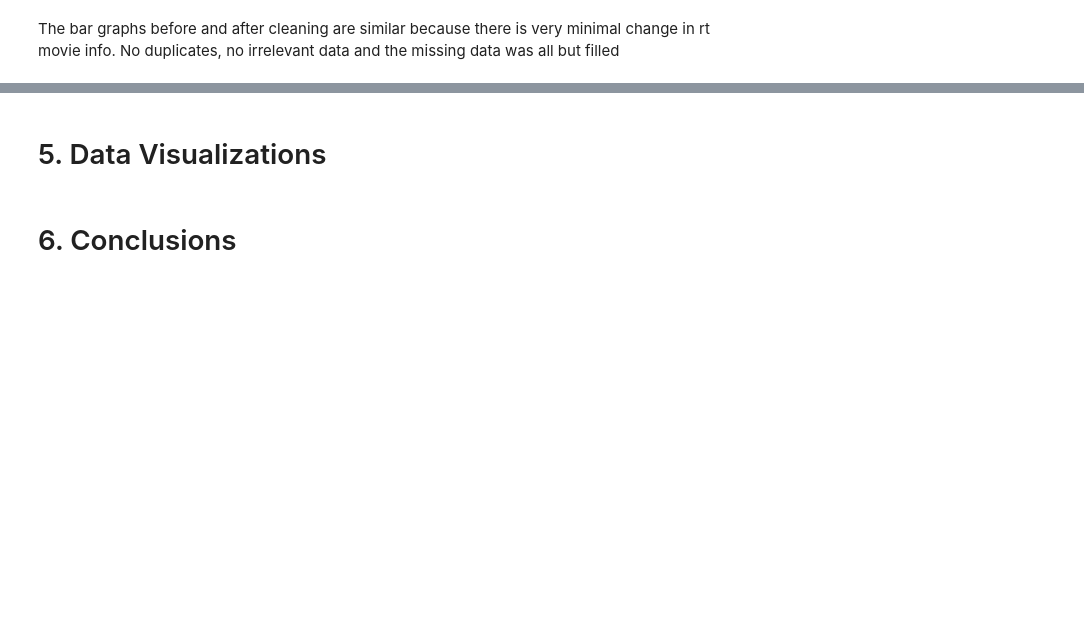
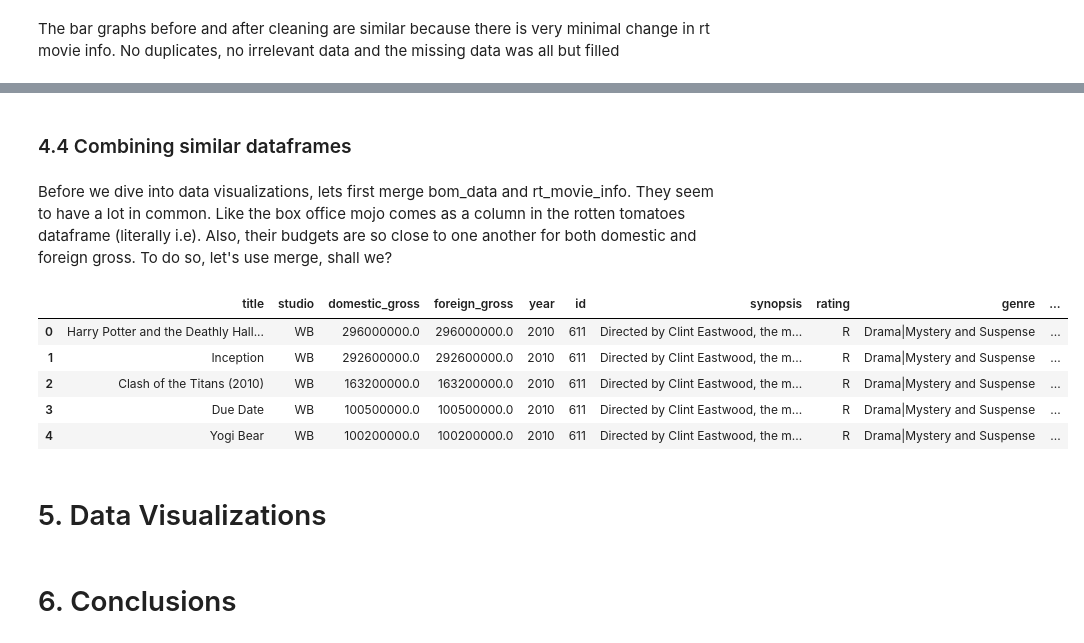
Before and after one commit to MuchiriKinyua/Microsoft-Movie-Project, a Jupyter notebook: Microsoft Movie project.ipynb, the cells around one changed output, grey strips where cells are left out. Saved outputs shown, nothing was run; the diff lists cells and outputs as text; code cells hidden in the pictures; blank space fills up the shorter version.

```diff
--- a/Microsoft Movie project.ipynb
+++ b/Microsoft Movie project.ipynb
@@ -533,19 +581,9 @@ rt_movie_info["director"] = rt_movie_info["director"].fillna(rt_movie_info["writ
 #replacing the missing values in writer column with the data in the director column
 rt_movie_info["writer"] = rt_movie_info["writer"].fillna(rt_movie_info["director"])
 
-#drop the column dvd_date since it's no longer necessary in today's data
-rt_movie_info = rt_movie_info.drop("dvd_date", axis = 1)
-
-#replacing missing values in theater_date with released
-rt_movie_info["theater_date"] = rt_movie_info.theater_date.fillna("released")
-
-# replacing currency($) with 0
-rt_movie_info["currency"] = rt_movie_info.currency.fillna("0")
-
-# replacing box office with the mean
-rt_movie_info["box_office"] = rt_movie_info["box_office"].replace(",", "")
-rt_movie_info["box_office"] = pd.to_numeric(rt_movie_info["box_office"], errors = "coerce")
-rt_movie_info["box_office"] = rt_movie_info.box_office.fillna(0)
+# #replacing missing values in box_office with median
+rt_movie_info["box_office"] = rt_movie_info["box_office"].str.replace(",","")
+rt_movie_info["box_office"] = rt_movie_info["box_office"].fillna(rt_movie_info["box_office"].median())
 
 # replace missing values in runtime with 120 minutes
 rt_movie_info["runtime"] = rt_movie_info.runtime.fillna("120 minutes")
@@ -641,13 +662 @@ The Data has no duplicates
-# %%
-# Exclude rows with "released" in theater_date column
-rt_movie_info = rt_movie_info[rt_movie_info["theater_date"] != "released"]
-
-# Convert the theater_date to pd.datetime
-rt_movie_info["theater_date"] = pd.to_datetime(rt_movie_info["theater_date"])
-
-# Extract the year from the date
-rt_movie_info["theater_year"] = rt_movie_info["theater_date"].dt.year
-
-# Check for any movie produced before 2000
-rt_movie_info = rt_movie_info[rt_movie_info["theater_year"] > 2010]
 # %% [markdown]
@@ -741,0 +682,9 @@ a
+# %%
+# #drop the column dvd_date since it's no longer necessary in today's data
+rt_movie_info = rt_movie_info.drop("dvd_date", axis = 1)
+
+# #drop the column currency since it's only a dollar sign
+rt_movie_info = rt_movie_info.drop("currency", axis = 1)
+
+# #drop the column theater date since it's no longer necessary in today's data
+rt_movie_info = rt_movie_info.drop("theater_date", axis = 1)
@@ -742,3 +745,21 @@ a
+# %% [markdown]
+### 4.4 Combining similar dataframes
+# %% [markdown]
+Before we dive into data visualizations, lets first merge bom_data and rt_movie_info. They seem to have a lot in common. Like the box office mojo comes as a column in the rotten tomatoes dataframe (literally i.e).
+Also, their budgets are so close to one another for both domestic and foreign gross.
+To do so, let's use merge, shall we?
+# %%
+# joining bom_data and rt_movie_info
+bom_and_rt = bom_data.merge(rt_movie_info, how = "inner")
+# %%
+bom_and_rt.head()
+# %% [output]
+|  | title | studio | domestic_gross | foreign_gross | year | id | synopsis | rating | genre | ... |
+| 0 | Harry Potter and the Deathly Hall... | WB | 296000000.0 | 296000000.0 | 2010 | 611 | Directed by Clint Eastwood, the m... | R | Drama|Mystery and Suspense | ... |
+| 1 | Inception | WB | 292600000.0 | 292600000.0 | 2010 | 611 | Directed by Clint Eastwood, the m... | R | Drama|Mystery and Suspense | ... |
+| 2 | Clash of the Titans (2010) | WB | 163200000.0 | 163200000.0 | 2010 | 611 | Directed by Clint Eastwood, the m... | R | Drama|Mystery and Suspense | ... |
+| 3 | Due Date | WB | 100500000.0 | 100500000.0 | 2010 | 611 | Directed by Clint Eastwood, the m... | R | Drama|Mystery and Suspense | ... |
+| 4 | Yogi Bear | WB | 100200000.0 | 100200000.0 | 2010 | 611 | Directed by Clint Eastwood, the m... | R | Drama|Mystery and Suspense | ... |
 # %% [markdown]
 # 5. Data Visualizations
 # %% [markdown]
```
Also changed, not shown: parts of 31 cells of this notebook.
